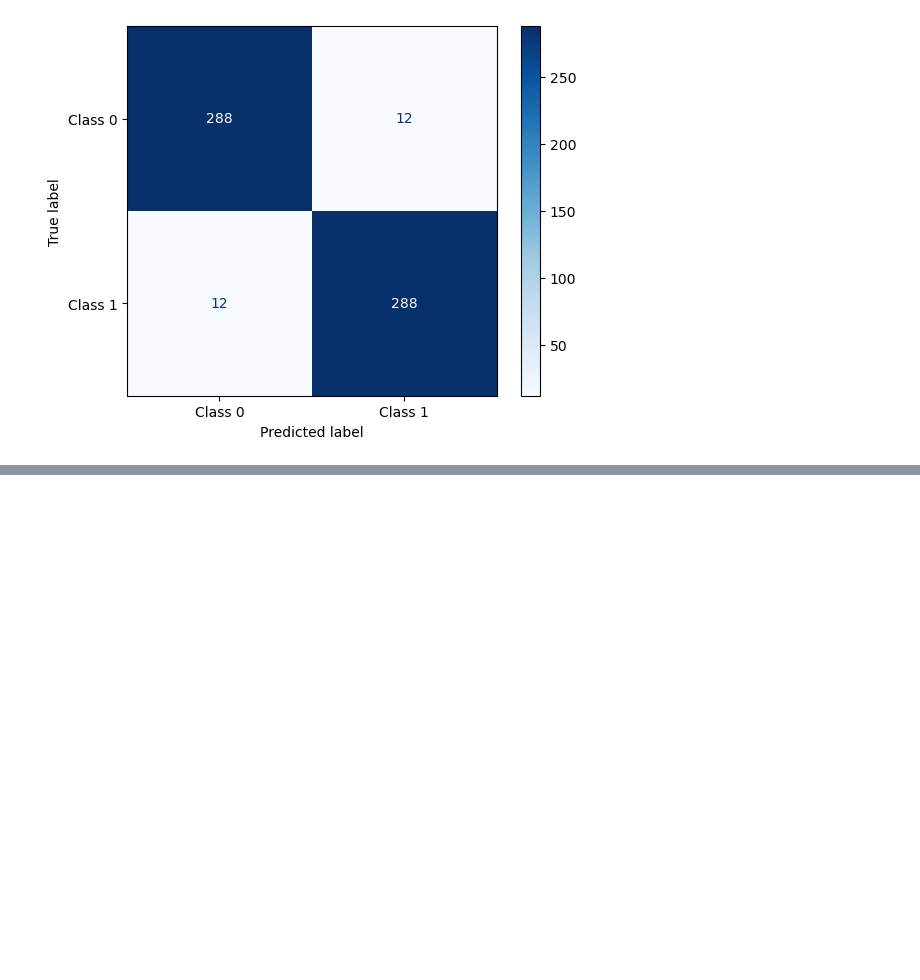
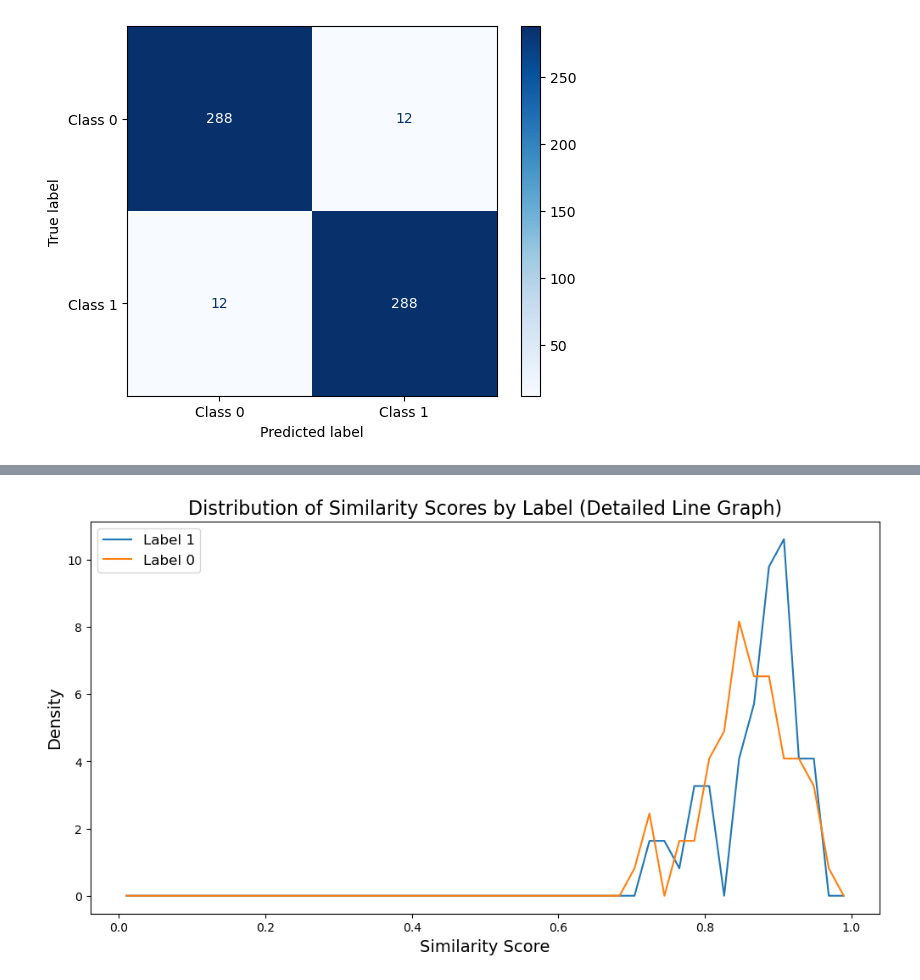
Before and after one commit to Tim60161/workproject_matching_algo, a Jupyter notebook: model_testing.ipynb, the cells around one changed output, grey strips where cells are left out. Cells and saved outputs as stored; diff of their text form; code cells hidden in the pictures; blank space fills up the shorter version.

```diff
--- a/model_testing.ipynb
+++ b/model_testing.ipynb
@@ -309,0 +452,31 @@ df_mismatched_jd_ids.head(6)
+# %%
+import matplotlib.pyplot as plt
+import numpy as np
+
+# Separate similarity scores for label = 1 and label = 0
+scores_label_1 = df_result_2_test[df_result_2_test['label'] == 1]['Similarity_score']
+scores_label_0 = df_result_2_test[df_result_2_test['label'] == 0]['Similarity_score']
+
+# Create histogram data for both labels with more bins (50 bins)
+bins = np.linspace(0, 1, 50)  # Define bins from 0 to 1 for the similarity scores
+hist_label_1, _ = np.histogram(scores_label_1, bins=bins, density=True)
+hist_label_0, _ = np.histogram(scores_label_0, bins=bins, density=True)
+
+# Calculate the bin centers for the line plot
+bin_centers = (bins[:-1] + bins[1:]) / 2
+
+# Plot the line graph
+plt.figure(figsize=(12, 6))
+plt.plot(bin_centers, hist_label_1, label='Label 1')
+plt.plot(bin_centers, hist_label_0, label='Label 0')
+
+# Add titles and labels
+plt.title('Distribution of Similarity Scores by Label (Detailed Line Graph)', fontsize=16)
+plt.xlabel('Similarity Score', fontsize=14)
+plt.ylabel('Density', fontsize=14)
+plt.legend(fontsize=12)
+
+# Display the plot
+plt.show()
+# %% [output]
+[figure, added]
```
Also changed, not shown: parts of 65 cells of this notebook, 6 other files.
